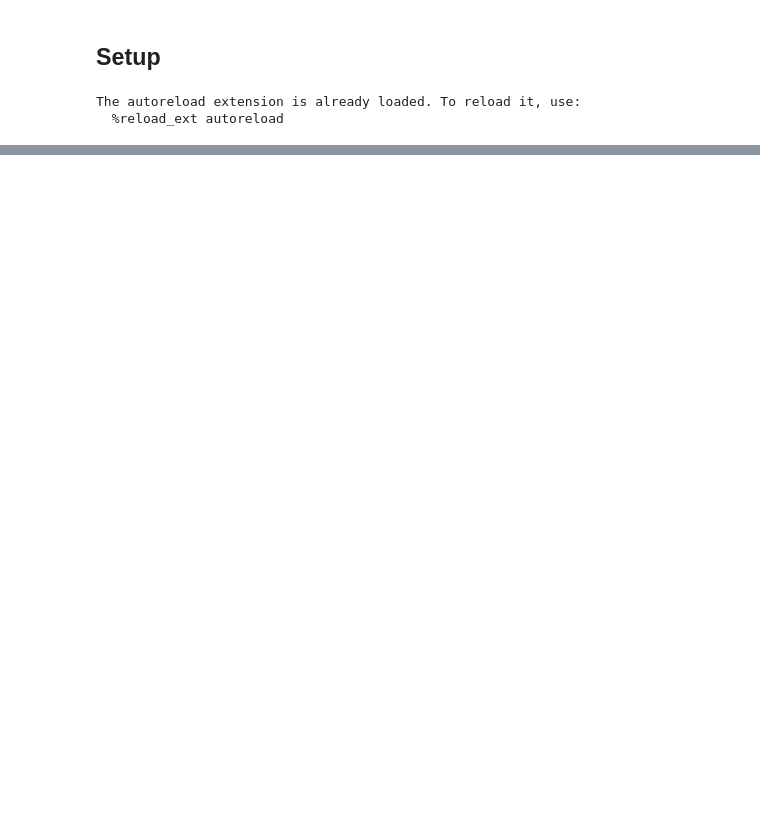
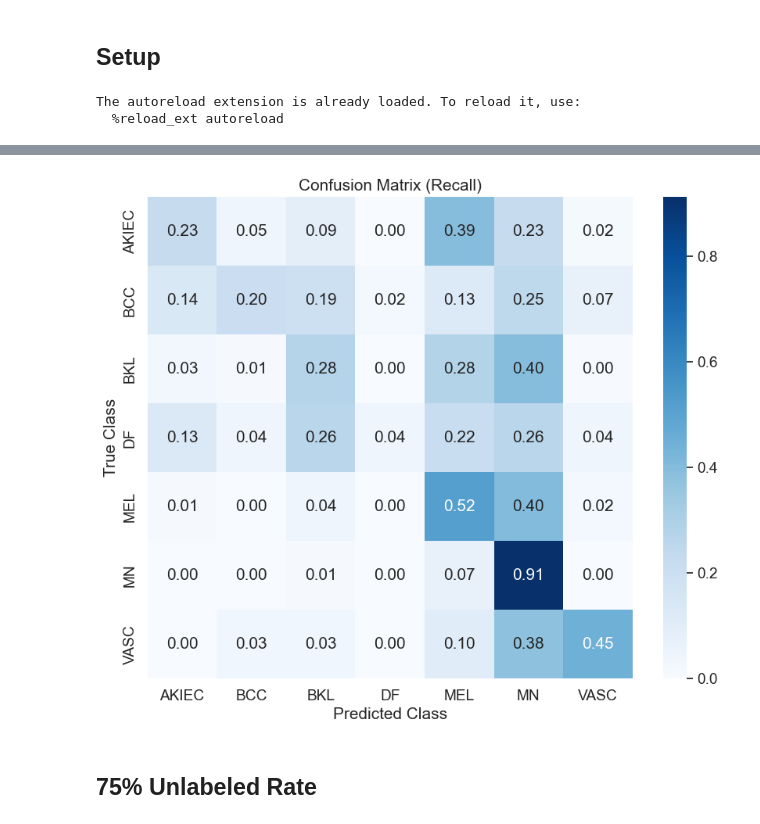
Before and after one commit to behrensm03/bdl-ssl, a Jupyter notebook: bayes_cnn_baseline.ipynb, the cells around one changed output, grey strips where cells are left out. Drawn from its saved outputs; the diff is of its cells as text; code cells hidden in the pictures; blank space fills up the shorter version.

```diff
--- a/bayes_cnn_baseline.ipynb
+++ b/bayes_cnn_baseline.ipynb
@@ -540,0 +235,6 @@ mu_w gradient for layer1: 0.002594
+# %%
+plot_per_class_recall(test_results_bcnn_50['confusion_matrix'], list(short_labels.values()))
+# %% [output]
+[figure, added]
+# %% [markdown]
+## 75% Unlabeled Rate
```
Also changed, not shown: parts of 65 cells of this notebook, 5 other files.
